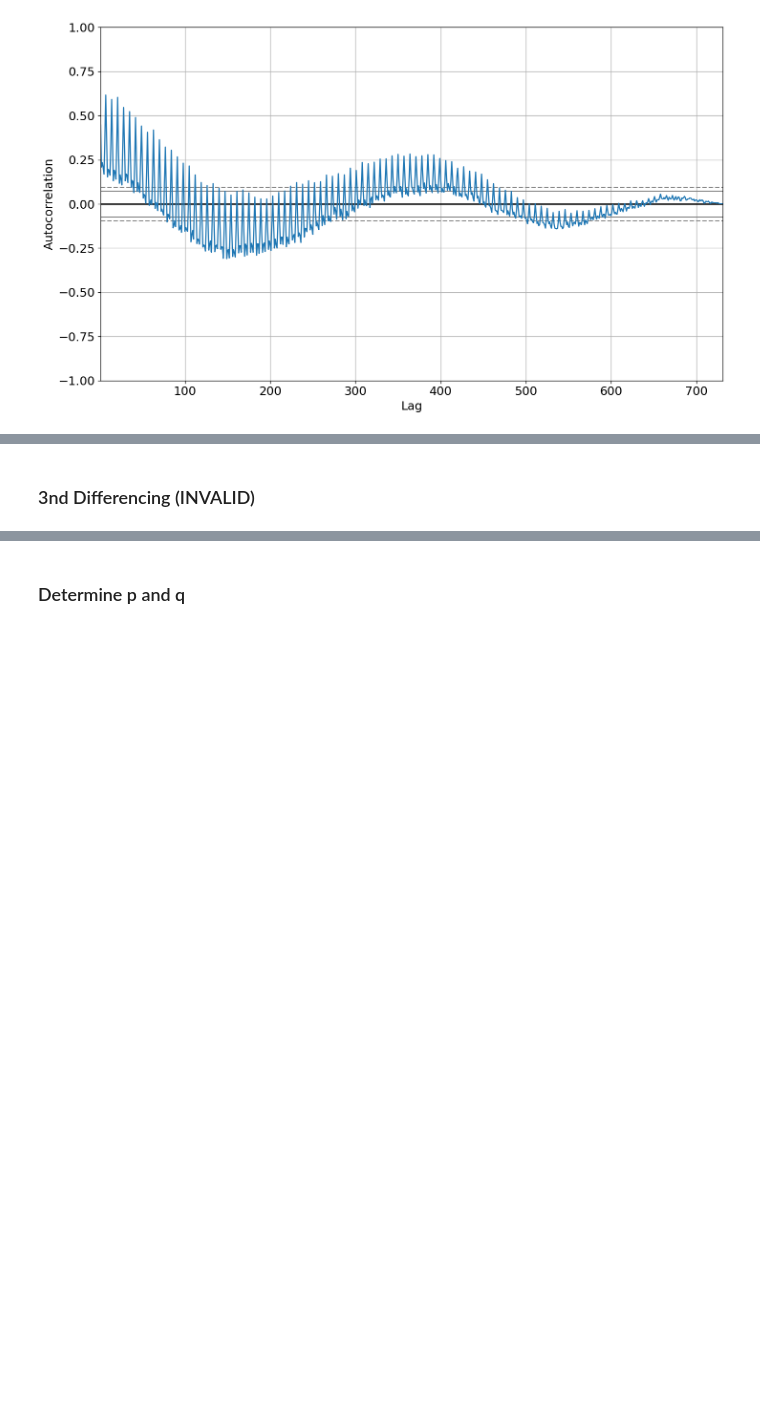
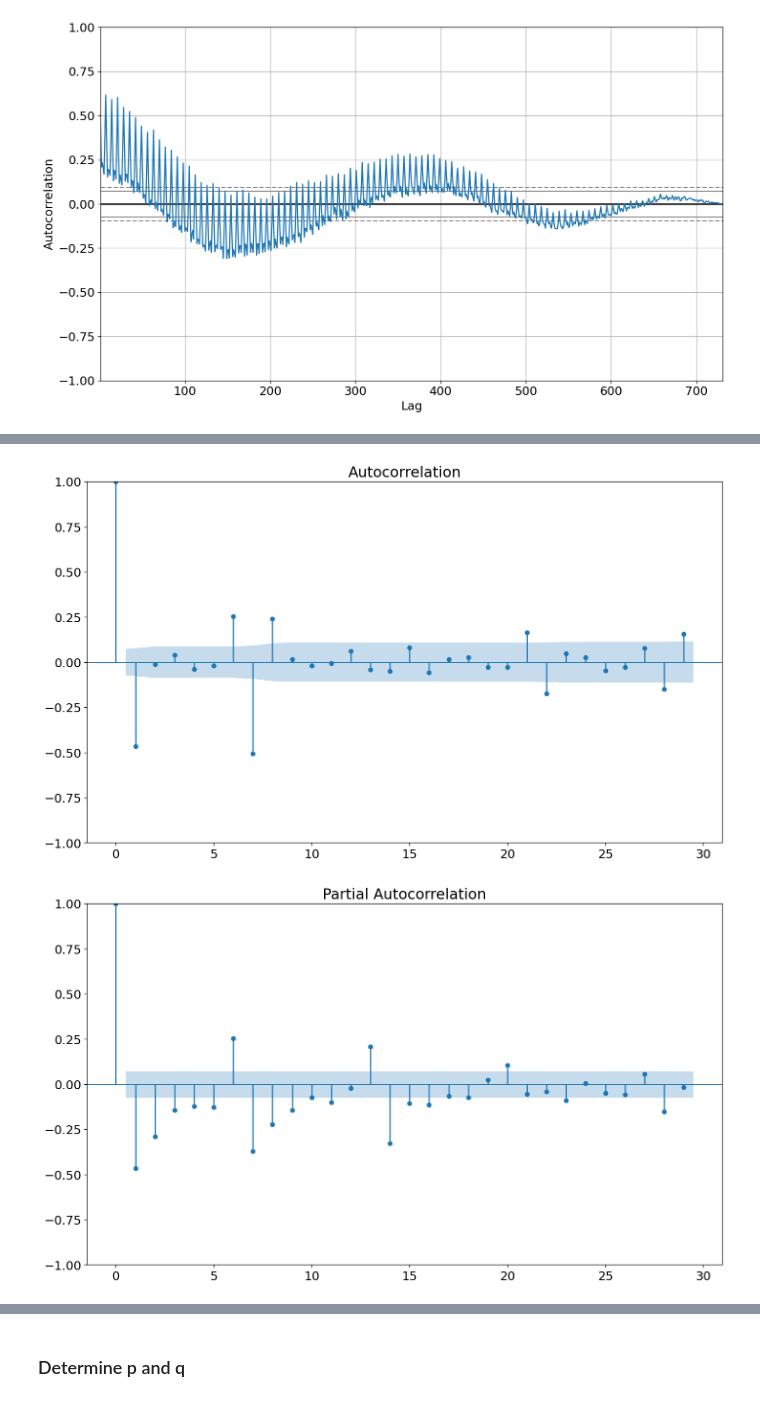
Before and after one commit to Hajar0Ahmed/Time-Series-Crime-Forecasting-Minneapolis, a Jupyter notebook: notebooks/Data_analysis.ipynb, the cells around one changed output, grey strips where cells are left out. Drawn from its saved outputs; the diff is of its cells as text; code cells hidden in the pictures; blank space fills up the shorter version.

```diff
--- a/notebooks/Data_analysis.ipynb
+++ b/notebooks/Data_analysis.ipynb
@@ -182,4 +168,5 @@ plt.show()
 # %%
-# train1d1= train1
-# train1d1['Crime_Count']=train1.Crime_Count.diff().dropna()
-# train1d1
+train1s1= train1
+train1s1['Crime_Count']=train1.Crime_Count.diff(periods=7)
+train1s1=train1s1.dropna()
+train1s1
@@ -237,2 +188,6 @@ plt.show()
-# %% [markdown]
-### 3nd Differencing (INVALID)
+# %%
+plot_pacf(train1s1.Crime_Count)
+plot_acf(train1s1.Crime_Count)
+# %% [output]
+[figure, added]
+[figure, added]
```
Also changed, not shown: parts of 18 cells of this notebook, 1 other file.
